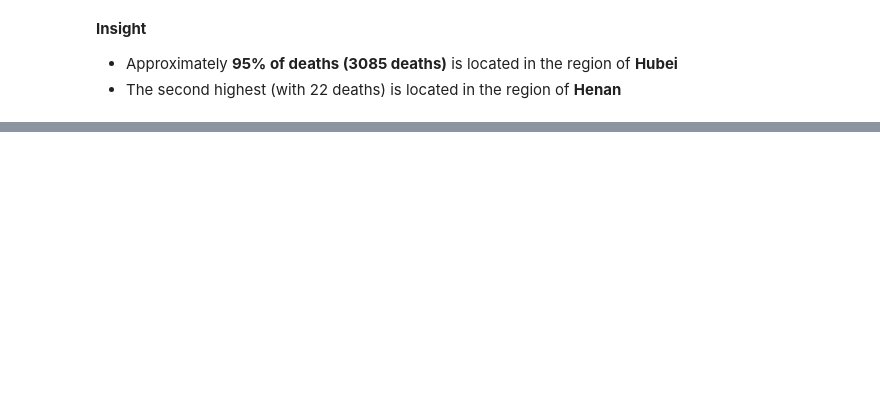
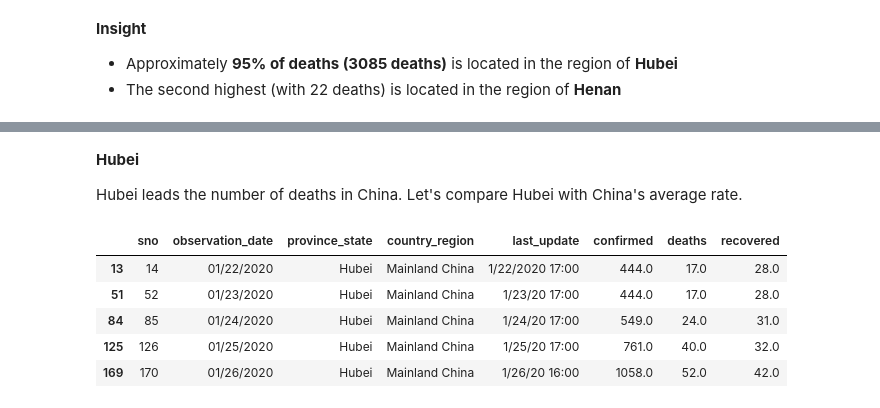
Before and after one commit to IcedLemonTea0/EDA-COVID-19-in-China, a Jupyter notebook: EDA COVID-19 Analysis in China.ipynb, the cells around one changed output, grey strips where cells are left out. Cells and saved outputs as stored; diff of their text form; code cells hidden in the pictures; blank space fills up the shorter version.

Commit message:
More EDA in China

```diff
--- a/EDA COVID-19 Analysis in China.ipynb
+++ b/EDA COVID-19 Analysis in China.ipynb
@@ -112,0 +287,15 @@ fig.show()
+# %% [markdown]
+**Hubei**
+
+Hubei leads the number of deaths in China.
+Let's compare Hubei with China's average rate.
+# %%
+hubei = df[df['province_state']=='Hubei']
+hubei.head()
+# %% [output]
+|  | sno | observation_date | province_state | country_region | last_update | confirmed | deaths | recovered |
+| 13 | 14 | 01/22/2020 | Hubei | Mainland China | 1/22/2020 17:00 | 444.0 | 17.0 | 28.0 |
+| 51 | 52 | 01/23/2020 | Hubei | Mainland China | 1/23/20 17:00 | 444.0 | 17.0 | 28.0 |
+| 84 | 85 | 01/24/2020 | Hubei | Mainland China | 1/24/20 17:00 | 549.0 | 24.0 | 31.0 |
+| 125 | 126 | 01/25/2020 | Hubei | Mainland China | 1/25/20 17:00 | 761.0 | 40.0 | 32.0 |
+| 169 | 170 | 01/26/2020 | Hubei | Mainland China | 1/26/20 16:00 | 1058.0 | 52.0 | 42.0 |
```
Also changed, not shown: parts of 18 cells of this notebook.
